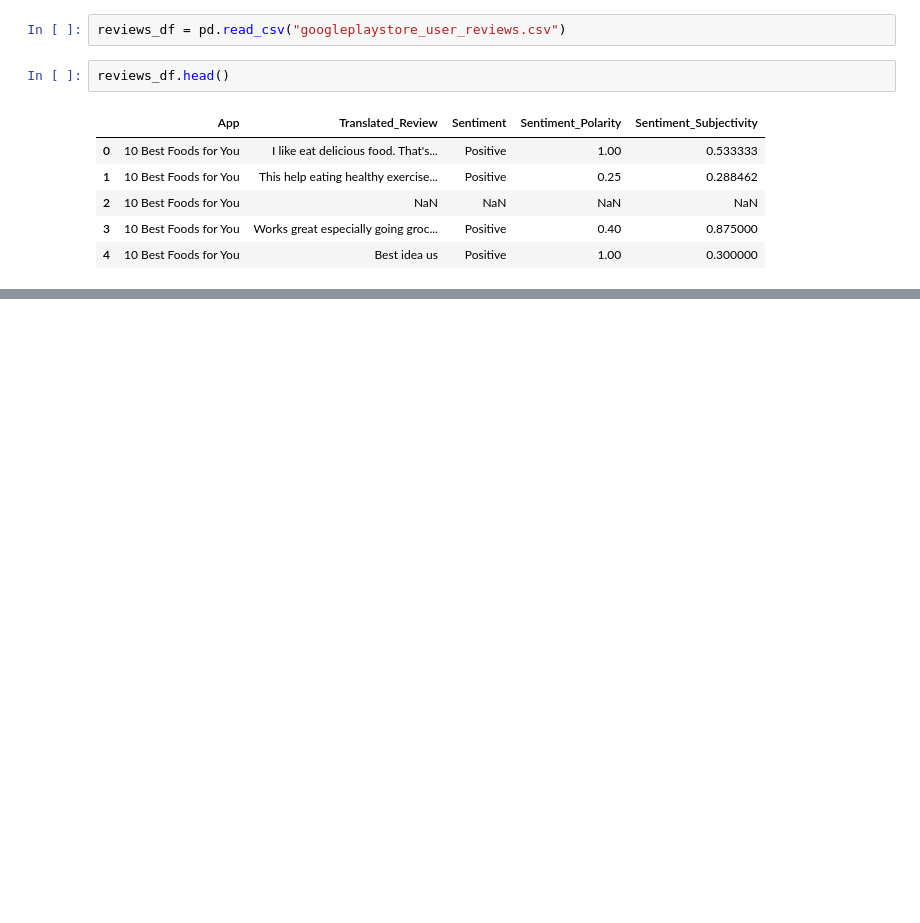
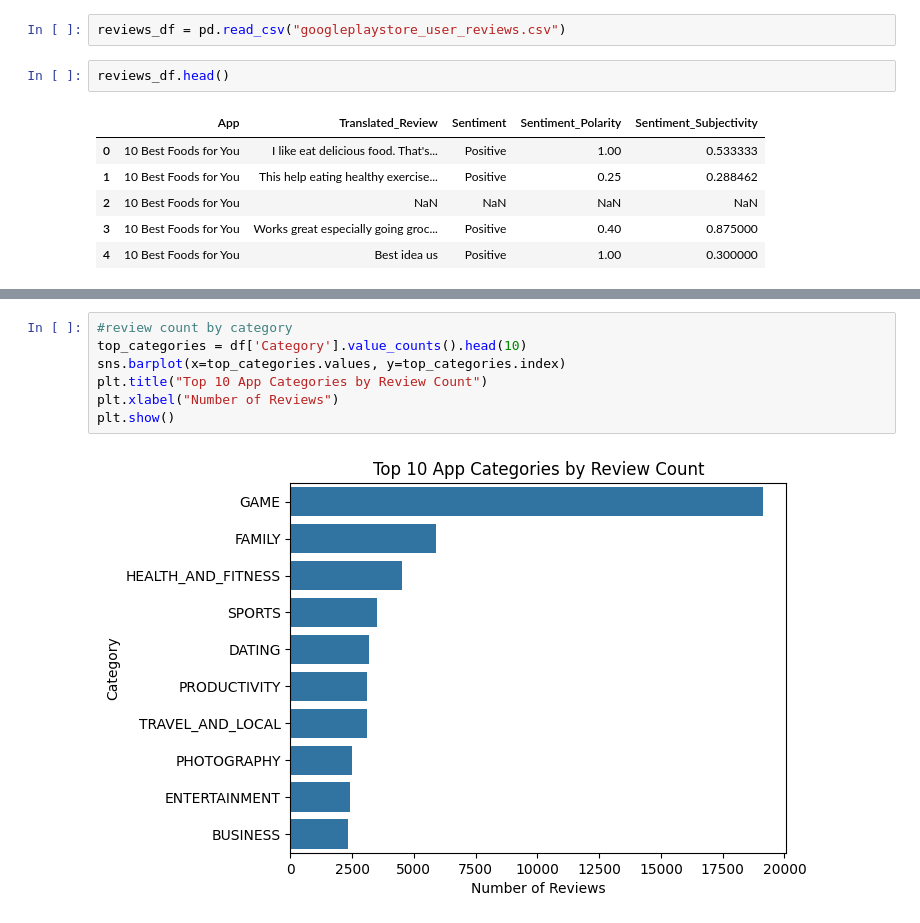
Before and after one commit to ashokrawatt/New-ML-Project, a Jupyter notebook: notebook/EDA.ipynb, the cells around one changed output, grey strips where cells are left out. Cells and saved outputs as stored; diff of their text form; blank space fills up the shorter version.

```diff
--- a/notebook/EDA.ipynb
+++ b/notebook/EDA.ipynb
@@ -360,0 +159,9 @@ plt.show()
+# %%
+#review count by category
+top_categories = df['Category'].value_counts().head(10)
+sns.barplot(x=top_categories.values, y=top_categories.index)
+plt.title("Top 10 App Categories by Review Count")
+plt.xlabel("Number of Reviews")
+plt.show()
+# %% [output]
+[figure, added]
```
Also changed, not shown: parts of 76 cells of this notebook.
